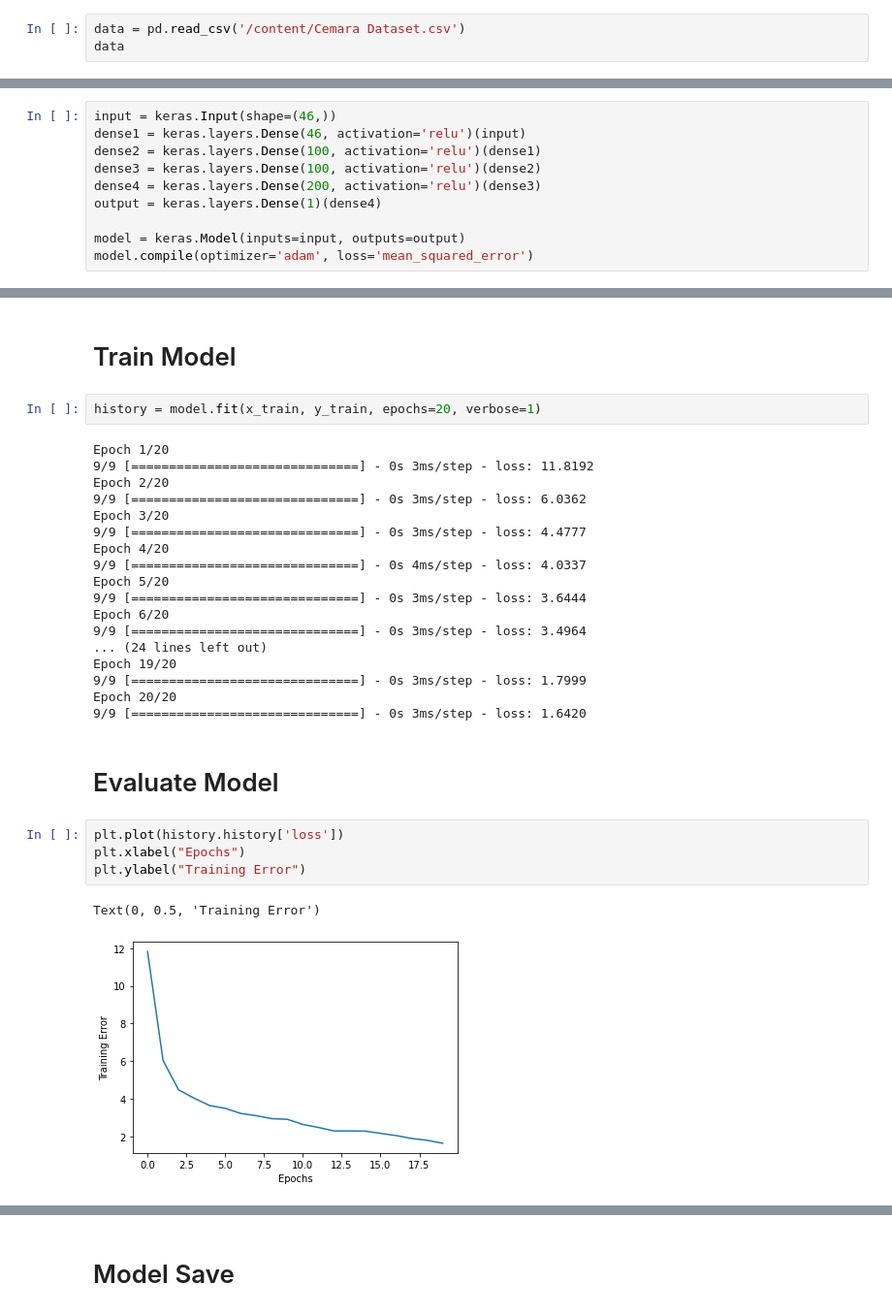
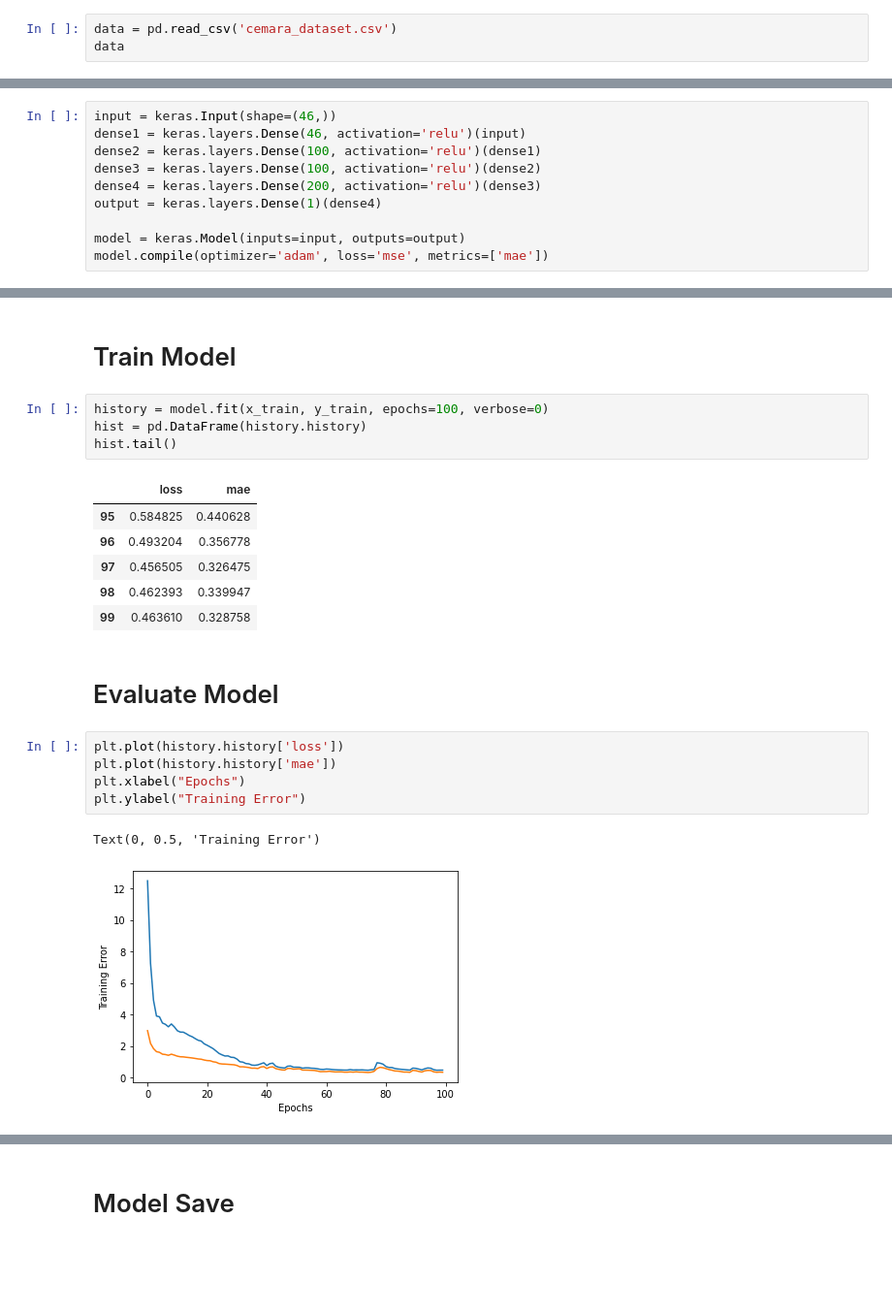
Before and after one commit to mrizkips/haepe-recomendation, a Jupyter notebook: haepe_recommendation_system.ipynb, the cells around one changed output, grey strips where cells are left out. Shown: that part at 97% size. Saved outputs shown, nothing was run; the diff lists cells and outputs as text; blank space fills up the shorter version.

```diff
--- a/haepe_recommendation_system.ipynb
+++ b/haepe_recommendation_system.ipynb
@@ -14,7 +14,7 @@ import pathlib
 # %% [markdown]
 # Load Data
 # %%
-data = pd.read_csv('/content/Cemara Dataset.csv')
+data = pd.read_csv('cemara_dataset.csv')
 data
 # %% [output]
 |  | Timestamp | Peran | Umur | Minat | Minat1 | Minat2 | Keahlian | Keahlian1 | Aktivitas |
@@ -225,7 +241,7 @@ dense4 = keras.layers.Dense(200, activation='relu')(dense3)
 output = keras.layers.Dense(1)(dense4)
 
 model = keras.Model(inputs=input, outputs=output)
-model.compile(optimizer='adam', loss='mean_squared_error')
+model.compile(optimizer='adam', loss='mse', metrics=['mae'])
 # %%
 model.summary()
 # %% [output]
@@ -249,34 +265,26 @@ _________________________________________________________________
 # %% [markdown]
 # Train Model
 # %%
-history = model.fit(x_train, y_train, epochs=20, verbose=1)
+history = model.fit(x_train, y_train, epochs=100, verbose=0)
+hist = pd.DataFrame(history.history)
+hist.tail()
 # %% [output]
-Epoch 1/20
-9/9 [==============================] - 0s 3ms/step - loss: 11.8192
-Epoch 2/20
-9/9 [==============================] - 0s 3ms/step - loss: 6.0362
-Epoch 3/20
-9/9 [==============================] - 0s 3ms/step - loss: 4.4777
-Epoch 4/20
-9/9 [==============================] - 0s 4ms/step - loss: 4.0337
-Epoch 5/20
-9/9 [==============================] - 0s 3ms/step - loss: 3.6444
-Epoch 6/20
-9/9 [==============================] - 0s 3ms/step - loss: 3.4964
-... (24 lines left out)
-Epoch 19/20
-9/9 [==============================] - 0s 3ms/step - loss: 1.7999
-Epoch 20/20
-9/9 [==============================] - 0s 3ms/step - loss: 1.6420
+|  | loss | mae |
+| 95 | 0.584825 | 0.440628 |
+| 96 | 0.493204 | 0.356778 |
+| 97 | 0.456505 | 0.326475 |
+| 98 | 0.462393 | 0.339947 |
+| 99 | 0.463610 | 0.328758 |
 # %% [markdown]
 # Evaluate Model
 # %%
 plt.plot(history.history['loss'])
+plt.plot(history.history['mae'])
 plt.xlabel("Epochs")
 plt.ylabel("Training Error")
 # %% [output]
 Text(0, 0.5, 'Training Error')
-[figure, old version]
+[figure, new version]
 # %%
 model.evaluate(x_test, y_test)
 # %% [output]
```
Also changed, not shown: parts of 11 cells of this notebook, 8 other files.
